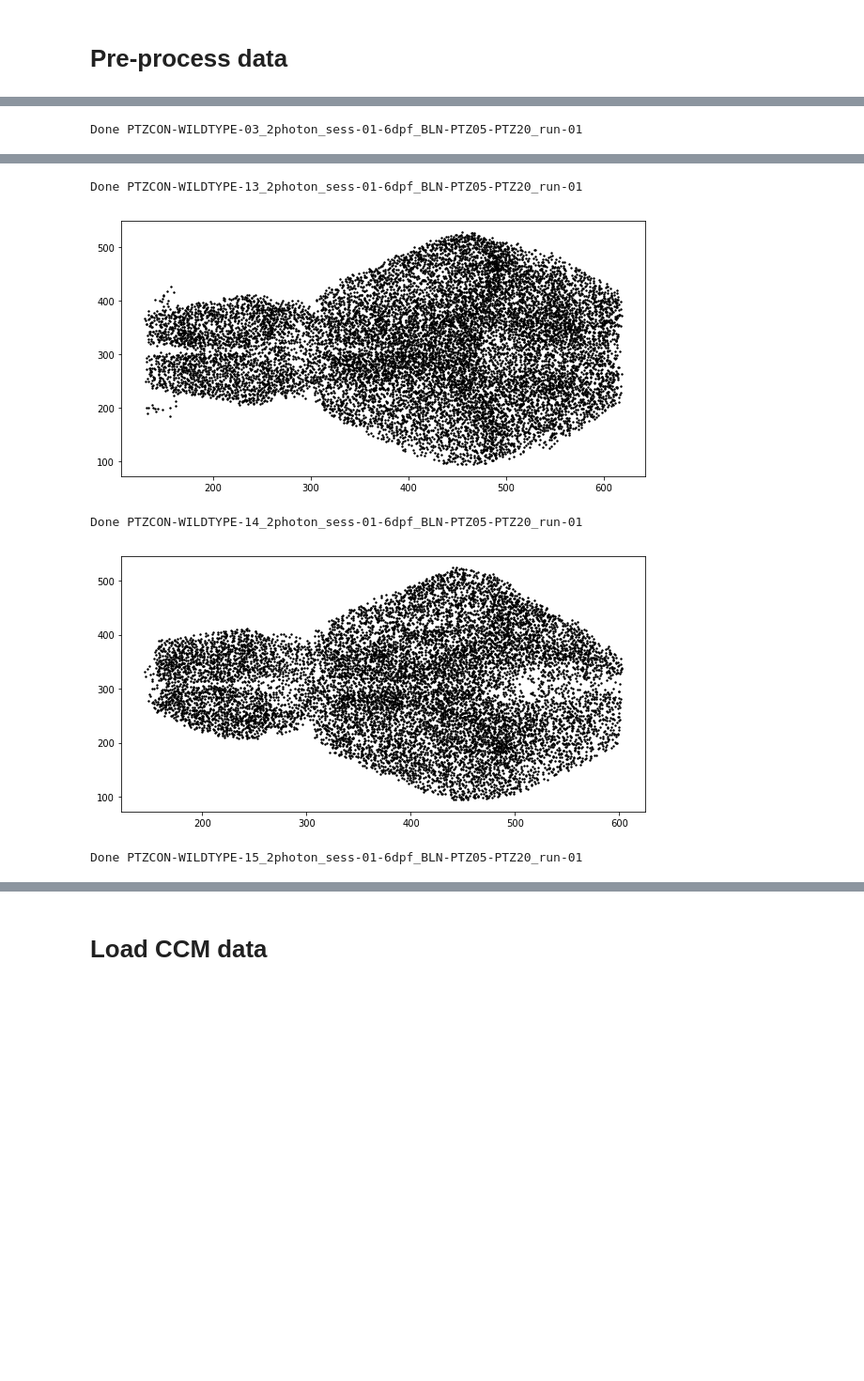
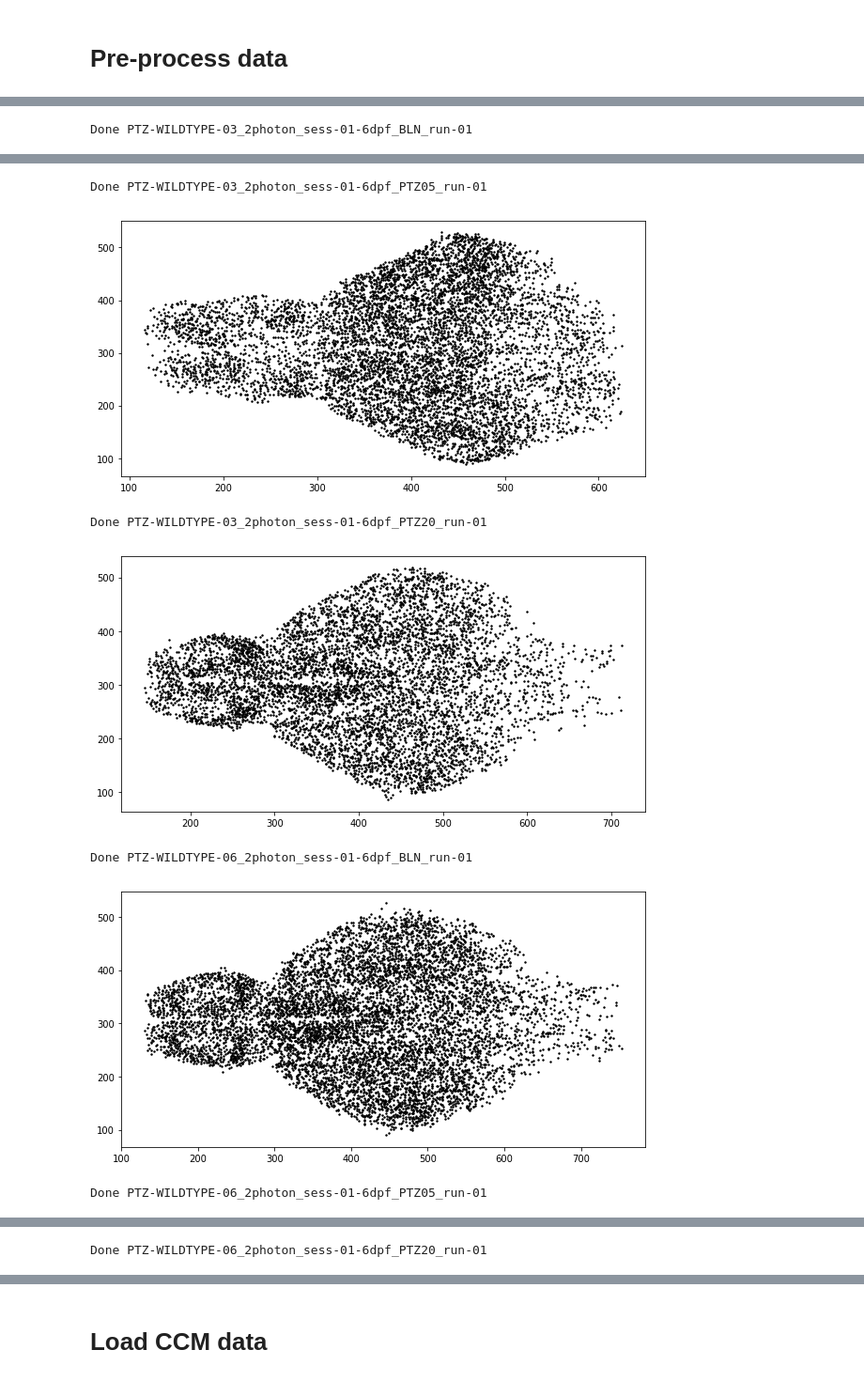
Before and after one commit to dafishcode/empirical_dynamic_modelling, a Jupyter notebook: CCM_eval.ipynb, the cells around one changed output, grey strips where cells are left out. Shown at 94% size. Saved outputs shown, nothing was run; the diff lists cells and outputs as text; code cells hidden in the pictures; blank space fills up the shorter version.

```diff
--- a/CCM_eval.ipynb
+++ b/CCM_eval.ipynb
@@ -62,5 +64,5 @@ The autoreload extension is already loaded. To reload it, use:
 # %%
-pref = 'comb_3'
+pref = 'single'
 co_l = adfn.return_files(Fdata, pref, '*coord.npy*')
 tr_l = adfn.return_files(Fdata, pref, '*trace.npy*')
 dff_l = adfn.return_files(Fdata, pref, '*deltaff*')
@@ -82,11 +89,12 @@ co_l, tr_l, dff_l
 # %%
+#Save dict containing all data and hdf5 files for CCM
+
 for i in range(len(co_l)):
     co = np.load(co_l[i])
     tr = np.load(tr_l[i])
     dff = np.load(dff_l[i])
     name = adfn.save_name(co_l[i])
-    f_dict = cfn.CCM_sort(co, tr, dff)
-    np.save(Fdata + '/' + pref + '/' + name + '_pre-CCM.npy', f_dict)
+    f_dict = cfn.CCM_sort(co, tr, dff, name, pref)
 
     plt.figure(figsize = (10,5))
     plt.scatter(f_dict['coord'][:,1], f_dict['coord'][:,0], s = 2, color = 'k')
@@ -98 +106 @@ for i in range(len(co_l)):
-Done PTZCON-WILDTYPE-03_2photon_sess-01-6dpf_BLN-PTZ05-PTZ20_run-01
+Done PTZ-WILDTYPE-03_2photon_sess-01-6dpf_BLN_run-01
@@ -100,5 +108,7 @@ Done PTZCON-WILDTYPE-03_2photon_sess-01-6dpf_BLN-PTZ05-PTZ20_run-01
-Done PTZCON-WILDTYPE-13_2photon_sess-01-6dpf_BLN-PTZ05-PTZ20_run-01
+Done PTZ-WILDTYPE-03_2photon_sess-01-6dpf_PTZ05_run-01
-[figure, old version]
+[figure, new version]
-Done PTZCON-WILDTYPE-14_2photon_sess-01-6dpf_BLN-PTZ05-PTZ20_run-01
+Done PTZ-WILDTYPE-03_2photon_sess-01-6dpf_PTZ20_run-01
-[figure, old version]
+[figure, new version]
-Done PTZCON-WILDTYPE-15_2photon_sess-01-6dpf_BLN-PTZ05-PTZ20_run-01
+Done PTZ-WILDTYPE-06_2photon_sess-01-6dpf_BLN_run-01
+[figure, added]
+Done PTZ-WILDTYPE-06_2photon_sess-01-6dpf_PTZ05_run-01
@@ -104,0 +116 @@ Done PTZCON-WILDTYPE-15_2photon_sess-01-6dpf_BLN-PTZ05-PTZ20_run-01
+Done PTZ-WILDTYPE-06_2photon_sess-01-6dpf_PTZ20_run-01
```
Also changed, not shown: parts of 6 cells of this notebook, 2 other files.
